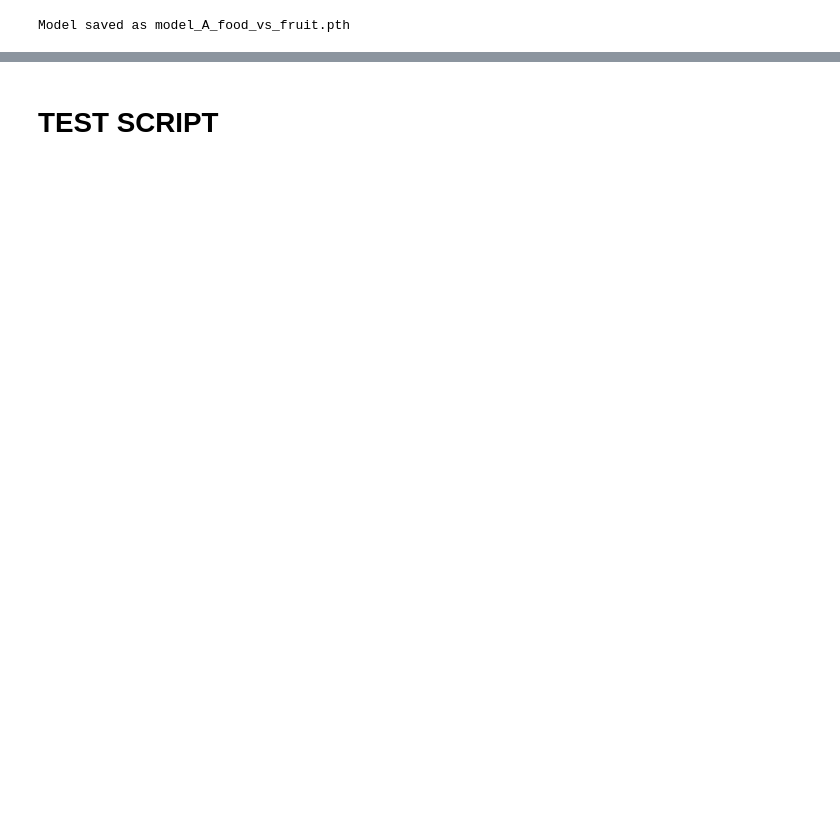
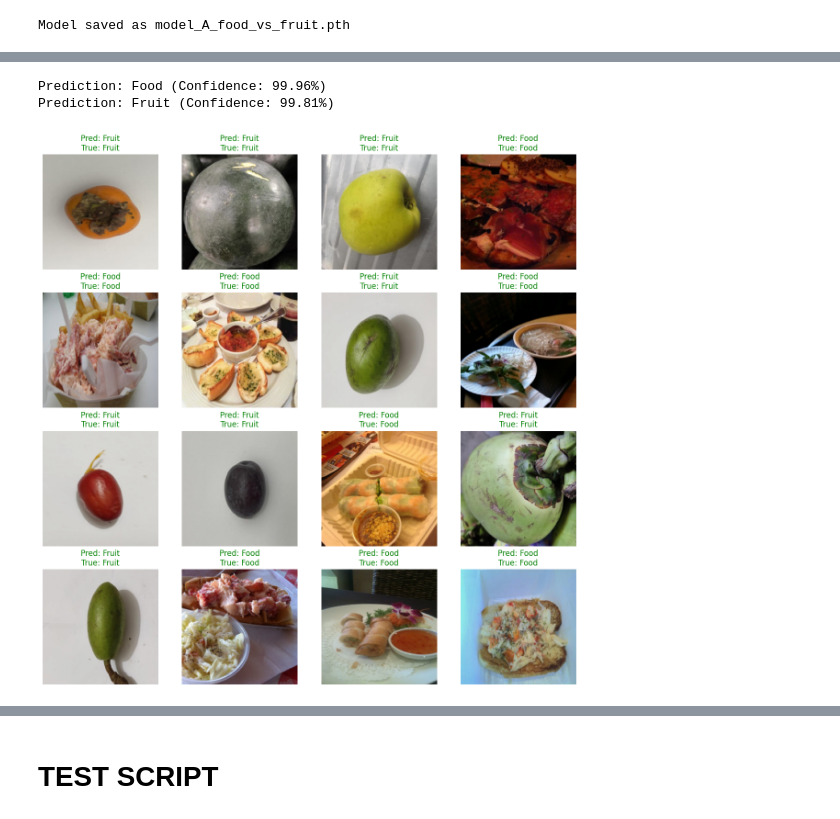
Before and after one commit to Omar-Elhakim/Food-Fruit-Recognition, a Jupyter notebook: Binary-Food-Fruit-Classification.ipynb, the cells around one changed output, grey strips where cells are left out. Drawn from its saved outputs; the diff is of its cells as text; code cells hidden in the pictures; blank space fills up the shorter version.

```diff
--- a/Binary-Food-Fruit-Classification.ipynb
+++ b/Binary-Food-Fruit-Classification.ipynb
@@ -88,7 +88,7 @@ print(f"Total Validation Images: {len(full_val_dataset)}")
 val_loader = DataLoader(
     full_val_dataset,
     batch_size=32,
-    shuffle=False
+    shuffle=True
 )
 # %% [output]
 Total Validation Images: 411
@@ -190,18 +228,0 @@ Epoch [10/10]  Loss: 0.0020  Acc: 0.9998
-# %%
-model.eval()
-val_correct = 0
-val_total = 0
-
-with (torch.no_grad()):
-    for images, labels in val_loader:
-        images = images.to(device)
-        labels = labels.to(device)
-
-        outputs = model(images)
-        _, predicted = torch.max(outputs, 1)
-
-        val_correct += (predicted == labels).sum().item()
-        val_total += labels.size(0)
-
-val_acc = val_correct / val_total
-print(f"\nValidation Accuracy: {val_acc:.4f}")
@@ -267,0 +261,57 @@ Prediction: Fruit (Confidence: 99.90%)
+# %%
+# food
+test_image_1 = "/kaggle/input/test-data/food/food.jpg"
+
+# fruit
+test_image_2 = "/kaggle/input/test-data/fruit/fruit.jpeg"
+
+print(predict_image(test_image_1, model))
+print(predict_image(test_image_2, model))
+# %% [output]
+Prediction: Food (Confidence: 99.96%)
+Prediction: Fruit (Confidence: 99.81%)
+# %%
+def visualize_validation_predictions(model, loader, num_images=16):
+    was_training = model.training
+    model.eval()
+
+    images_so_far = 0
+    fig = plt.figure(figsize=(15, 15))
+
+    norm_mean = np.array([0.485, 0.456, 0.406])
+    norm_std = np.array([0.229, 0.224, 0.225])
+
+    with torch.no_grad():
+        for i, (inputs, labels) in enumerate(loader):
+            inputs = inputs.to(device)
+            labels = labels.to(device)
+
+            outputs = model(inputs)
+            _, preds = torch.max(outputs, 1)
+
+            for j in range(inputs.size(0)):
+                images_so_far += 1
+                ax = plt.subplot(4, 4, images_so_far)
+                ax.axis('off')
+
+                pred_label = class_names[preds[j].item()]
+                true_label = class_names[labels[j].item()]
+
+                color = 'green' if preds[j] == labels[j] else 'red'
+                ax.set_title(f'Pred: {pred_label}\nTrue: {true_label}', color=color)
+
+                img = inputs.cpu().data[j].numpy().transpose((1, 2, 0))
+                img = norm_std * img + norm_mean
+                img = np.clip(img, 0, 1)
+
+                plt.imshow(img)
+
+                if images_so_far == num_images:
+                    model.train(mode=was_training)
+                    plt.show()
+                    return
+        model.train(mode=was_training)
+
+visualize_validation_predictions(model, val_loader)
+# %% [output]
+[figure, added]
```
Also changed, not shown: parts of 11 cells of this notebook.
